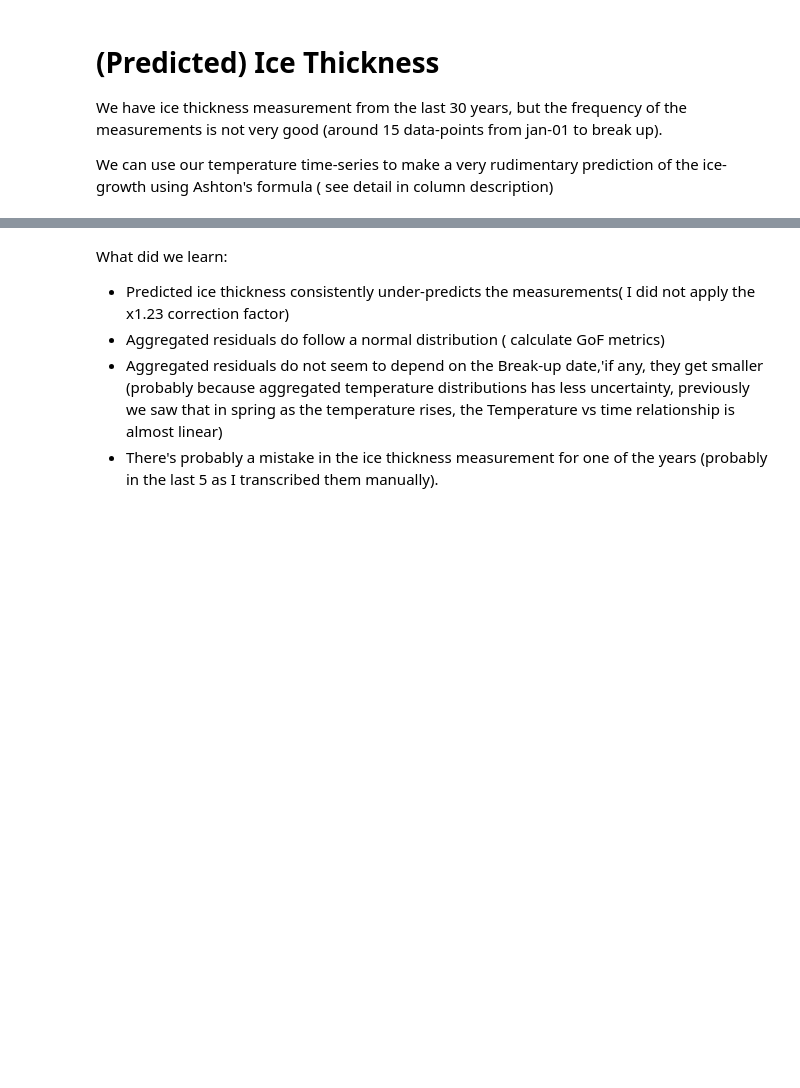
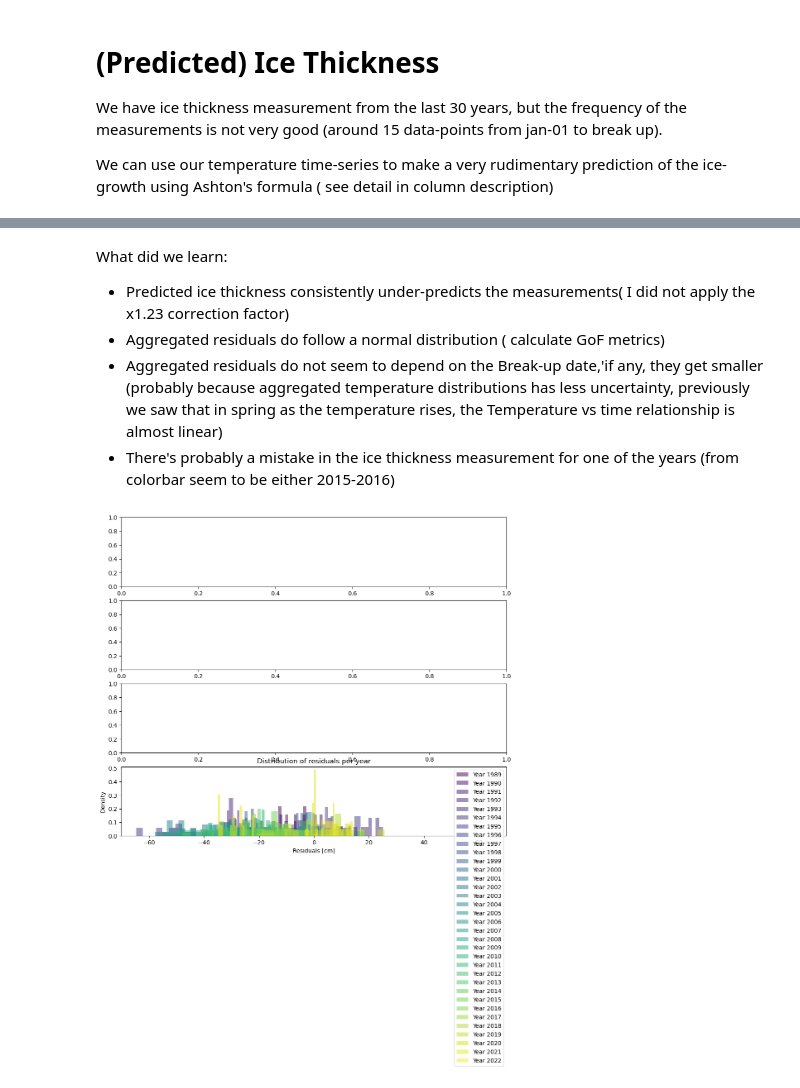
Before and after one commit to iceclassic/sandbox, a Jupyter notebook: content/PreProcessing.ipynb, the cells around one changed output, grey strips where cells are left out. Saved outputs shown, nothing was run; the diff lists cells and outputs as text; code cells hidden in the pictures; blank space fills up the shorter version.

Commit message:
added colorbars

```diff
--- a/content/PreProcessing.ipynb
+++ b/content/PreProcessing.ipynb
@@ -118,4 +122,8 @@ What did we learn:
 We have ice thickness measurement from the last 30 years, but the frequency of the measurements  is not very good (around 15 data-points from jan-01 to break up).
 
 We can use our temperature time-series to make a very rudimentary prediction of the ice-growth using Ashton's formula ( see detail in column description)
+# %%
+
+Data = Data.dropna(subset=['IceThickness [cm]']).copy()
+filtered_data = Data.dropna(subset=['Predicted ice thickness [m]', 'IceThickness [cm]']).copy()
 # %%
@@ -199,4 +221,22 @@ What did we learn:
 - Predicted ice thickness consistently under-predicts the measurements( I did not apply the x1.23 correction factor)
 - Aggregated residuals do follow a normal distribution ( calculate GoF metrics)
 - Aggregated residuals do not seem to depend on the Break-up date,'if any, they get smaller (probably because aggregated temperature distributions has less uncertainty, previously we saw that in spring as the temperature rises, the Temperature vs time relationship is almost linear)
-- There's probably a mistake in the ice thickness measurement for one of the years (probably in the last 5 as I transcribed them manually).
+- There's probably a mistake in the ice thickness measurement for one of the years (from colorbar seem to be either 2015-2016)
+# %%
+
+fig, ax = plt.subplots(4, 1, figsize=(12, 10))
+
+# Your existing code to plot the histograms
+for year, color in zip(filtered_data.index.year.unique(), colors):
+    year_data = filtered_data[filtered_data.index.year == year]
+    ax[3].hist(year_data['Residuals'], bins=15, density=True, alpha=0.5, label=f'Year {year}', color=color)
+
+ax[3].set_xlabel('Residuals [cm]')
+ax[3].set_ylabel('Density')
+ax[3].set_title('Distribution of residuals per year')
+ax[3].set_xlim([-70, 70])
+ax[3].legend()
+
+plt.show()
+# %% [output]
+[figure, added]
```
Also changed, not shown: parts of 3 cells of this notebook.
